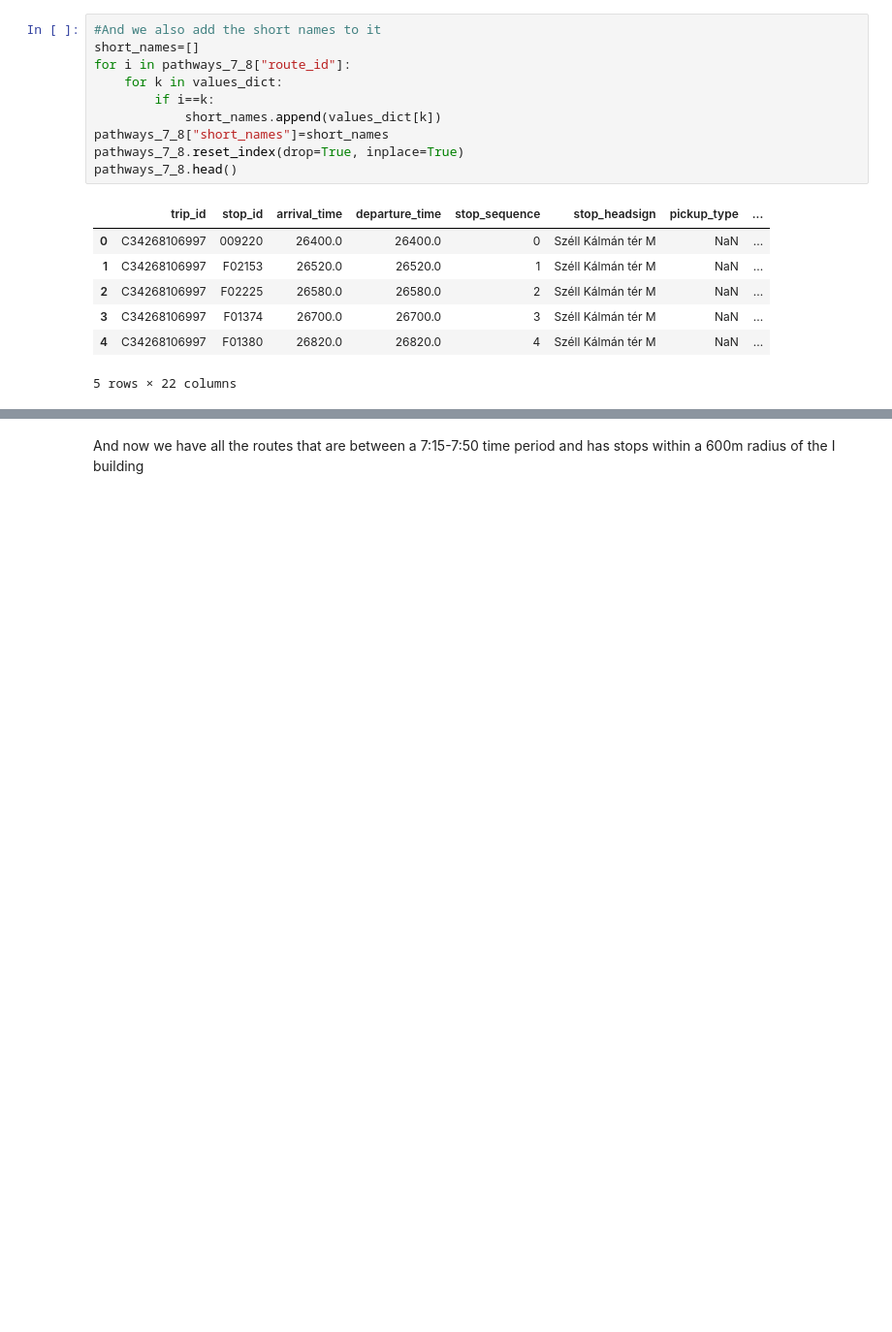
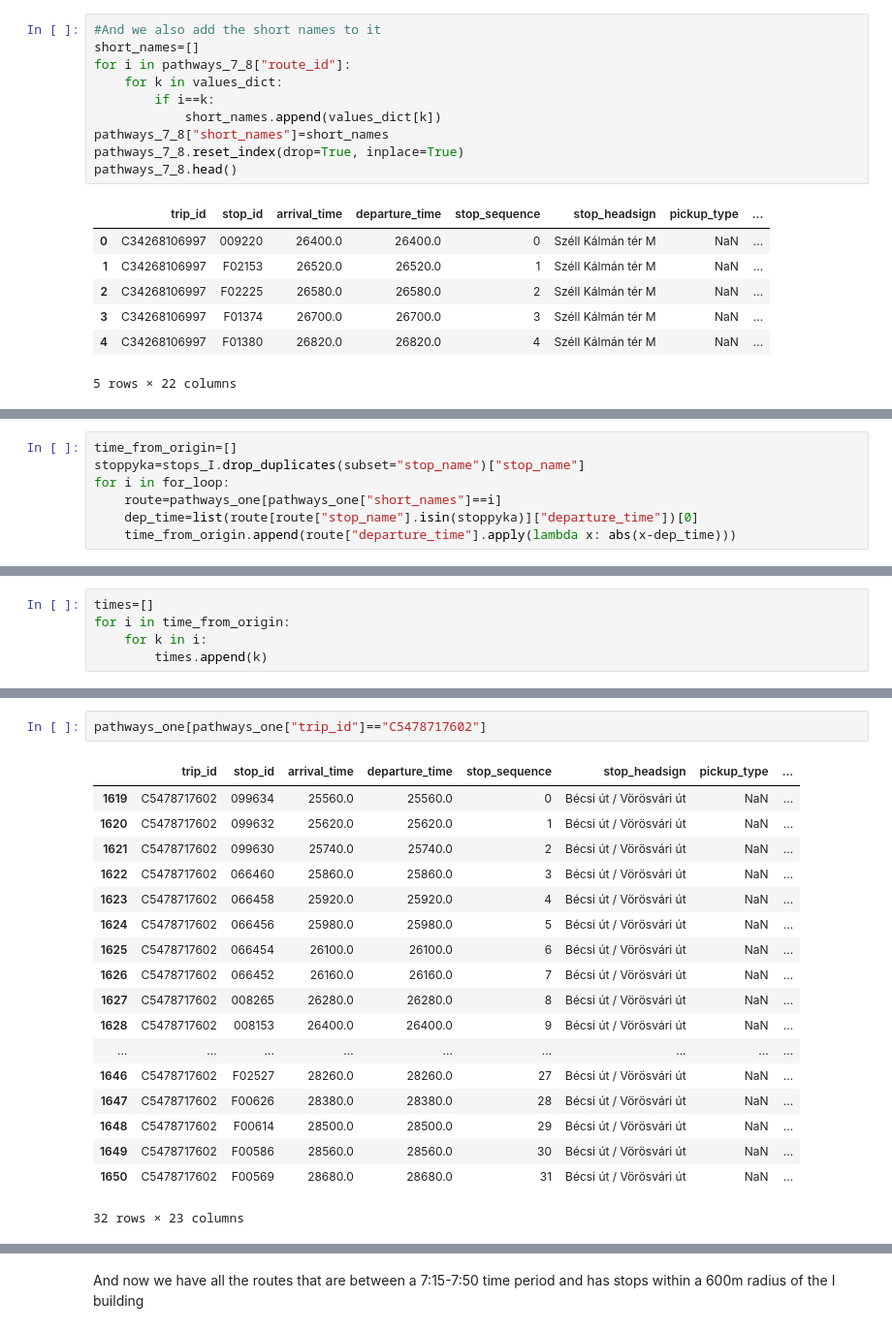
Before and after one commit to BGera89/Big_Data_Homework, a Jupyter notebook: playground_notebook.ipynb, the cells around one changed output, grey strips where cells are left out. Shown at 97% size. Cells and saved outputs as stored; diff of their text form; blank space fills up the shorter version.

```diff
--- a/playground_notebook.ipynb
+++ b/playground_notebook.ipynb
@@ -323,0 +473,7 @@ pathways_7_8.head()
+# %%
+time_from_origin=[]
+stoppyka=stops_I.drop_duplicates(subset="stop_name")["stop_name"]
+for i in for_loop:
+    route=pathways_one[pathways_one["short_names"]==i]
+    dep_time=list(route[route["stop_name"].isin(stoppyka)]["departure_time"])[0]
+    time_from_origin.append(route["departure_time"].apply(lambda x: abs(x-dep_time)))
@@ -323,0 +487,5 @@ pathways_7_8.head()
+# %%
+times=[]
+for i in time_from_origin:
+    for k in i:
+        times.append(k)
@@ -323,0 +578,21 @@ pathways_7_8.head()
+# %%
+pathways_one[pathways_one["trip_id"]=="C5478717602"]
+# %% [output]
+|  | trip_id | stop_id | arrival_time | departure_time | stop_sequence | stop_headsign | pickup_type | ... |
+| 1619 | C5478717602 | 099634 | 25560.0 | 25560.0 | 0 | Bécsi út / Vörösvári út | NaN | ... |
+| 1620 | C5478717602 | 099632 | 25620.0 | 25620.0 | 1 | Bécsi út / Vörösvári út | NaN | ... |
+| 1621 | C5478717602 | 099630 | 25740.0 | 25740.0 | 2 | Bécsi út / Vörösvári út | NaN | ... |
+| 1622 | C5478717602 | 066460 | 25860.0 | 25860.0 | 3 | Bécsi út / Vörösvári út | NaN | ... |
+| 1623 | C5478717602 | 066458 | 25920.0 | 25920.0 | 4 | Bécsi út / Vörösvári út | NaN | ... |
+| 1624 | C5478717602 | 066456 | 25980.0 | 25980.0 | 5 | Bécsi út / Vörösvári út | NaN | ... |
+| 1625 | C5478717602 | 066454 | 26100.0 | 26100.0 | 6 | Bécsi út / Vörösvári út | NaN | ... |
+| 1626 | C5478717602 | 066452 | 26160.0 | 26160.0 | 7 | Bécsi út / Vörösvári út | NaN | ... |
+| 1627 | C5478717602 | 008265 | 26280.0 | 26280.0 | 8 | Bécsi út / Vörösvári út | NaN | ... |
+| 1628 | C5478717602 | 008153 | 26400.0 | 26400.0 | 9 | Bécsi út / Vörösvári út | NaN | ... |
+| ... | ... | ... | ... | ... | ... | ... | ... | ... |
+| 1646 | C5478717602 | F02527 | 28260.0 | 28260.0 | 27 | Bécsi út / Vörösvári út | NaN | ... |
+| 1647 | C5478717602 | F00626 | 28380.0 | 28380.0 | 28 | Bécsi út / Vörösvári út | NaN | ... |
+| 1648 | C5478717602 | F00614 | 28500.0 | 28500.0 | 29 | Bécsi út / Vörösvári út | NaN | ... |
+| 1649 | C5478717602 | F00586 | 28560.0 | 28560.0 | 30 | Bécsi út / Vörösvári út | NaN | ... |
+| 1650 | C5478717602 | F00569 | 28680.0 | 28680.0 | 31 | Bécsi út / Vörösvári út | NaN | ... |
+32 rows × 23 columns
```
Also changed, not shown: parts of 28 cells of this notebook.
